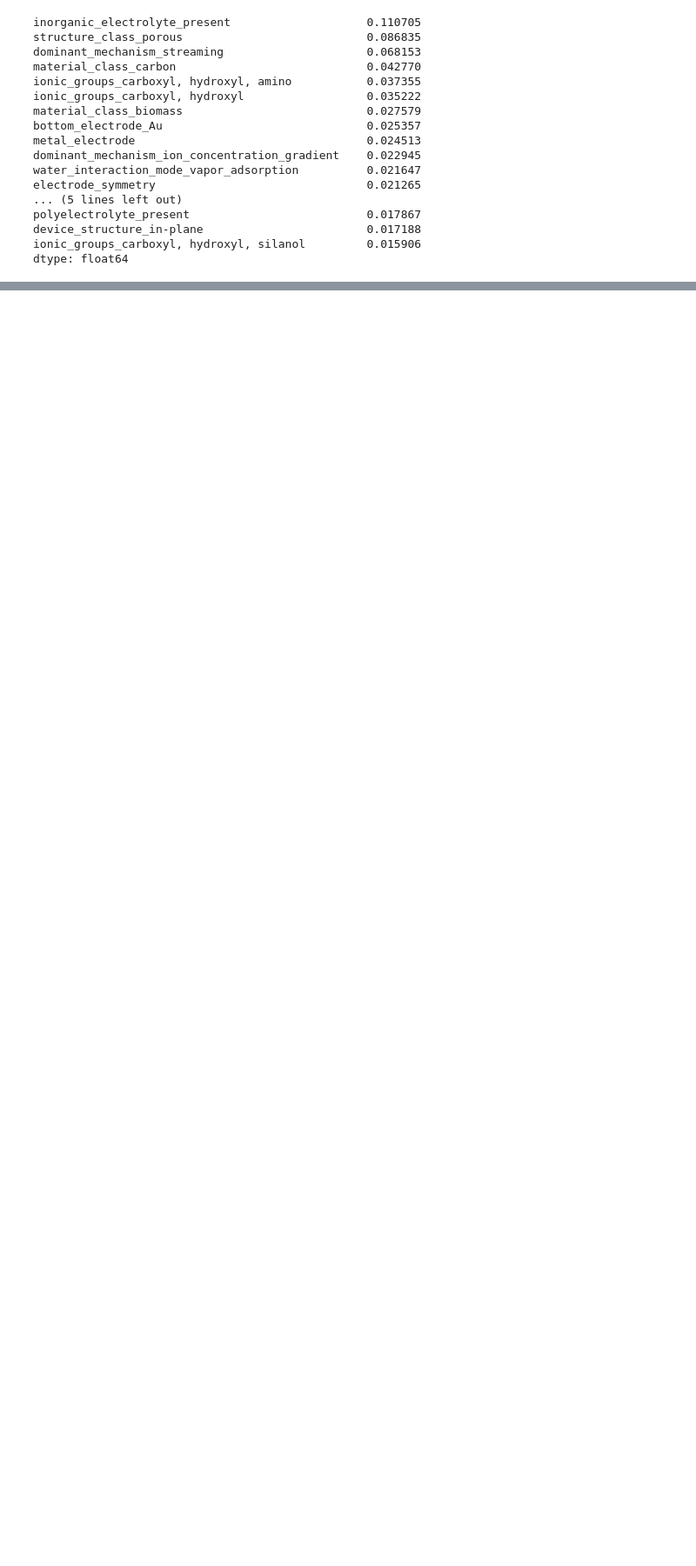
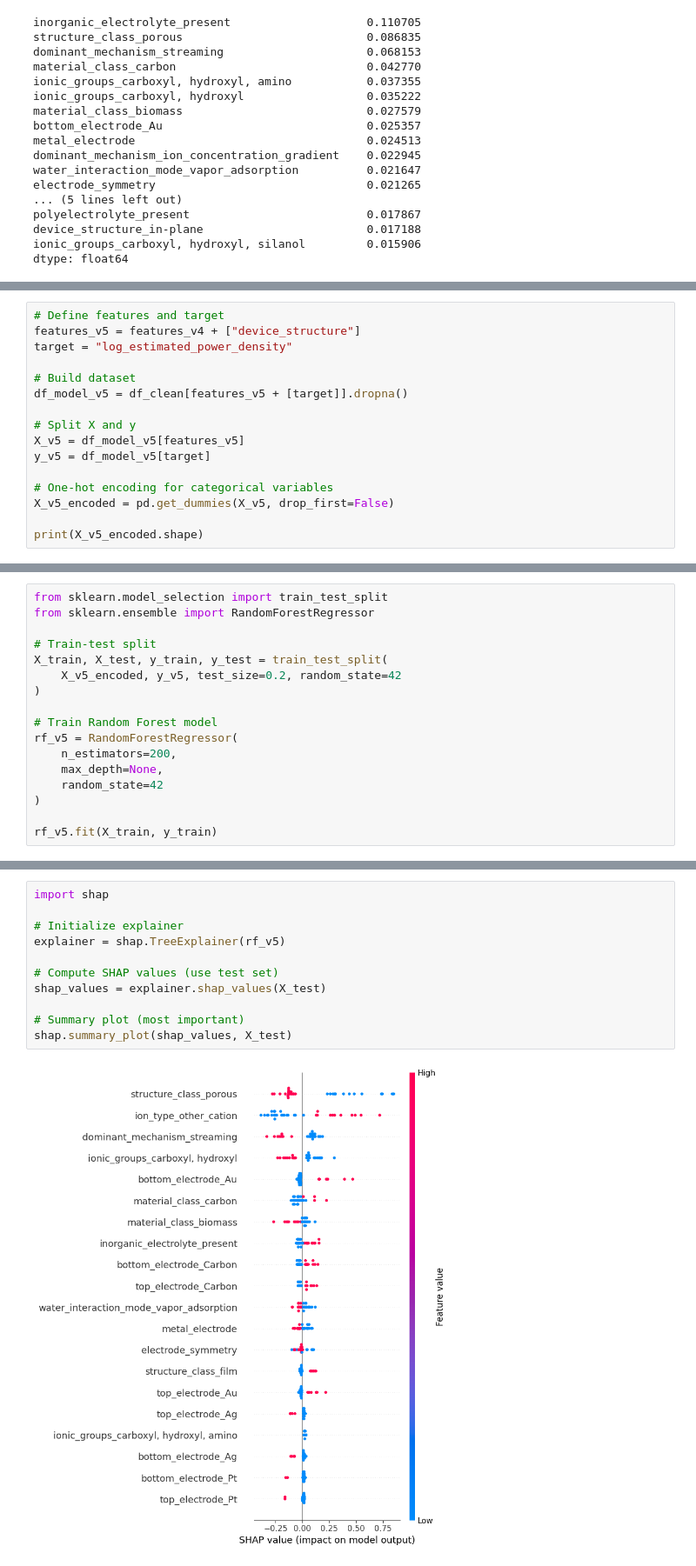
Before and after one commit to wenluanzhang/hydrovoltaic-ml, a Jupyter notebook: notebooks/01_data_cleaning.ipynb, the cells around one changed output, grey strips where cells are left out. Shown at 87% size. Cells and saved outputs as stored; diff of their text form; blank space fills up the shorter version.

```diff
--- a/notebooks/01_data_cleaning.ipynb
+++ b/notebooks/01_data_cleaning.ipynb
@@ -526,0 +977,16 @@ plt.show()
+# %%
+# Define features and target
+features_v5 = features_v4 + ["device_structure"]
+target = "log_estimated_power_density"
+
+# Build dataset
+df_model_v5 = df_clean[features_v5 + [target]].dropna()
+
+# Split X and y
+X_v5 = df_model_v5[features_v5]
+y_v5 = df_model_v5[target]
+
+# One-hot encoding for categorical variables
+X_v5_encoded = pd.get_dummies(X_v5, drop_first=False)
+
+print(X_v5_encoded.shape)
@@ -526,0 +995,17 @@ plt.show()
+# %%
+from sklearn.model_selection import train_test_split
+from sklearn.ensemble import RandomForestRegressor
+
+# Train-test split
+X_train, X_test, y_train, y_test = train_test_split(
+    X_v5_encoded, y_v5, test_size=0.2, random_state=42
+)
+
+# Train Random Forest model
+rf_v5 = RandomForestRegressor(
+    n_estimators=200,
+    max_depth=None,
+    random_state=42
+)
+
+rf_v5.fit(X_train, y_train)
@@ -526,0 +1046,13 @@ plt.show()
+# %%
+import shap
+
+# Initialize explainer
+explainer = shap.TreeExplainer(rf_v5)
+
+# Compute SHAP values (use test set)
+shap_values = explainer.shap_values(X_test)
+
+# Summary plot (most important)
+shap.summary_plot(shap_values, X_test)
+# %% [output]
+[figure, added]
```
Also changed, not shown: parts of 38 cells of this notebook.
